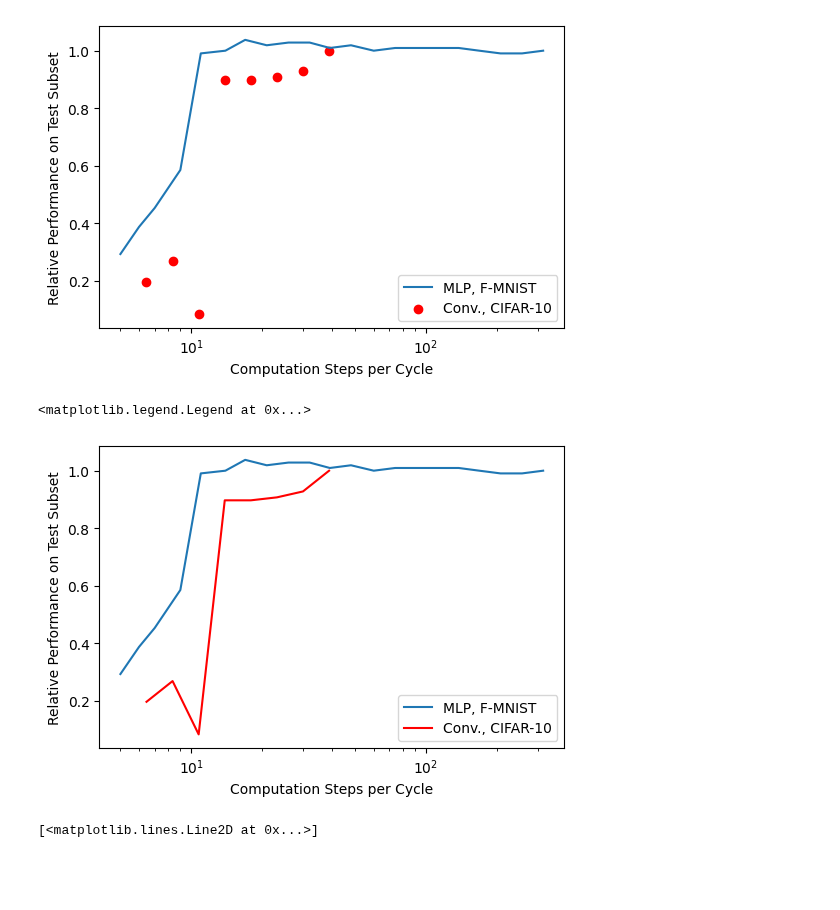
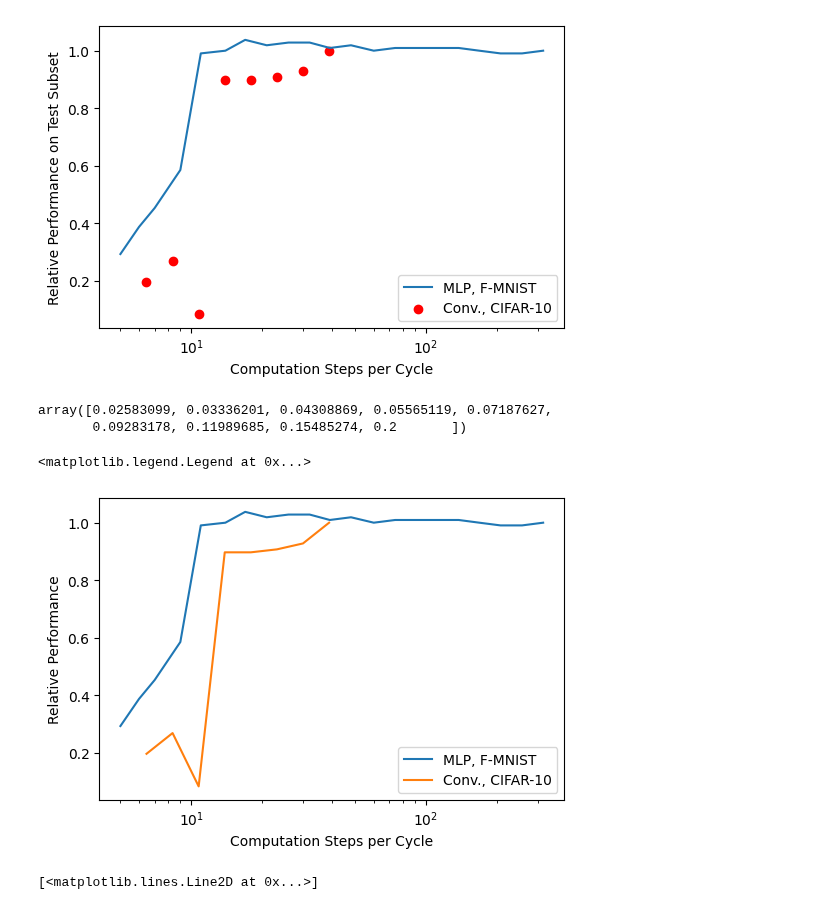
Before and after one commit to wilkieolin/phasor_networks, a Jupyter notebook: phasor model fashion.ipynb, the cells around one changed output. Saved outputs shown, nothing was run; the diff lists cells and outputs as text; code cells hidden in the pictures; blank space fills up the shorter version.

```diff
--- a/phasor model fashion.ipynb
+++ b/phasor model fashion.ipynb
@@ -73,3 +84,5 @@ plt.semilogy(loss)
+# %%
+model.mask_angle = 0.1
 # %%
 yh1 = model(xs)
 # %%
@@ -492,16 +543,21 @@ plt.legend()
 # %% [output]
 <matplotlib.legend.Legend at 0x...>
 [figure]
+# %%
+restest_points
+# %% [output]
+array([0.02583099, 0.03336201, 0.04308869, 0.05565119, 0.07187627,
+       0.09283178, 0.11989685, 0.15485274, 0.2       ])
 # %%
 plt.figure(dpi=dpi)
 plt.semilogx(points, res2 / res2[0], label="MLP, F-MNIST")
-plt.semilogx(1 / restest_points[0:8], res_preds / res_preds[0], color="red", label="Conv., CIFAR-10")
+plt.semilogx(1 / restest_points[0:8], res_preds / res_preds[0], label="Conv., CIFAR-10")
 plt.xlabel("Computation Steps per Cycle")
-plt.ylabel("Relative Performance on Test Subset")
+plt.ylabel("Relative Performance")
 plt.legend()
 # %% [output]
 <matplotlib.legend.Legend at 0x...>
-[figure, old version]
+[figure, new version]
 # %%
 plt.semilogx(dts, res2 / res2[0])
 # %% [output]
```
Also changed, not shown: parts of 25 cells of this notebook, 5 other files.
